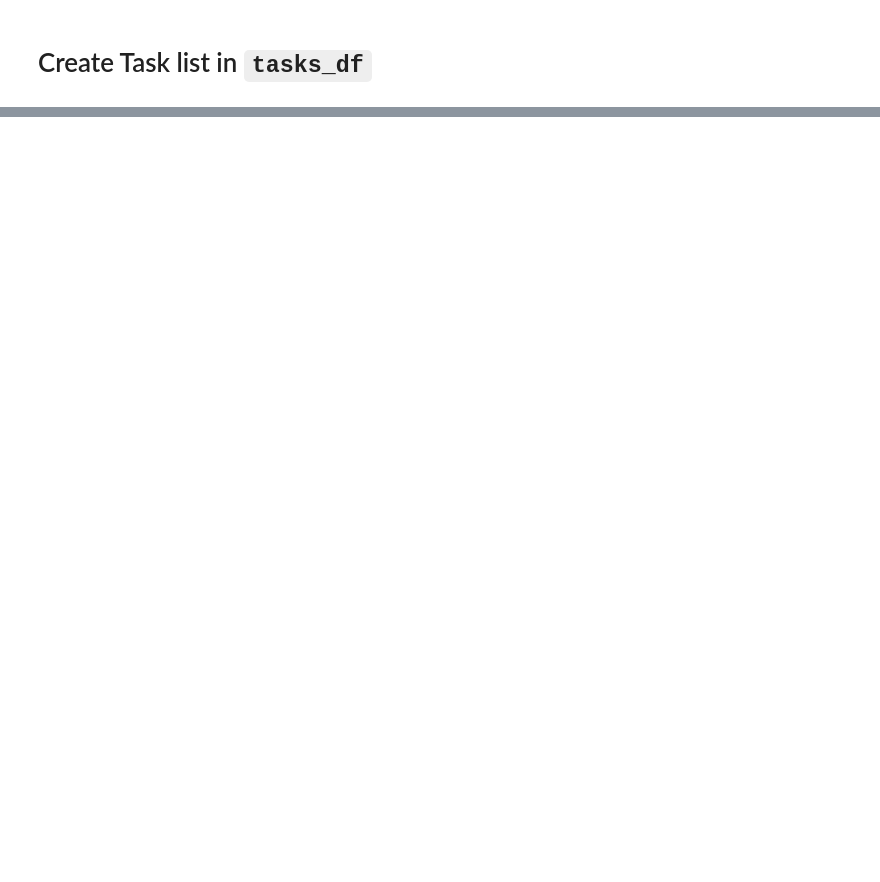
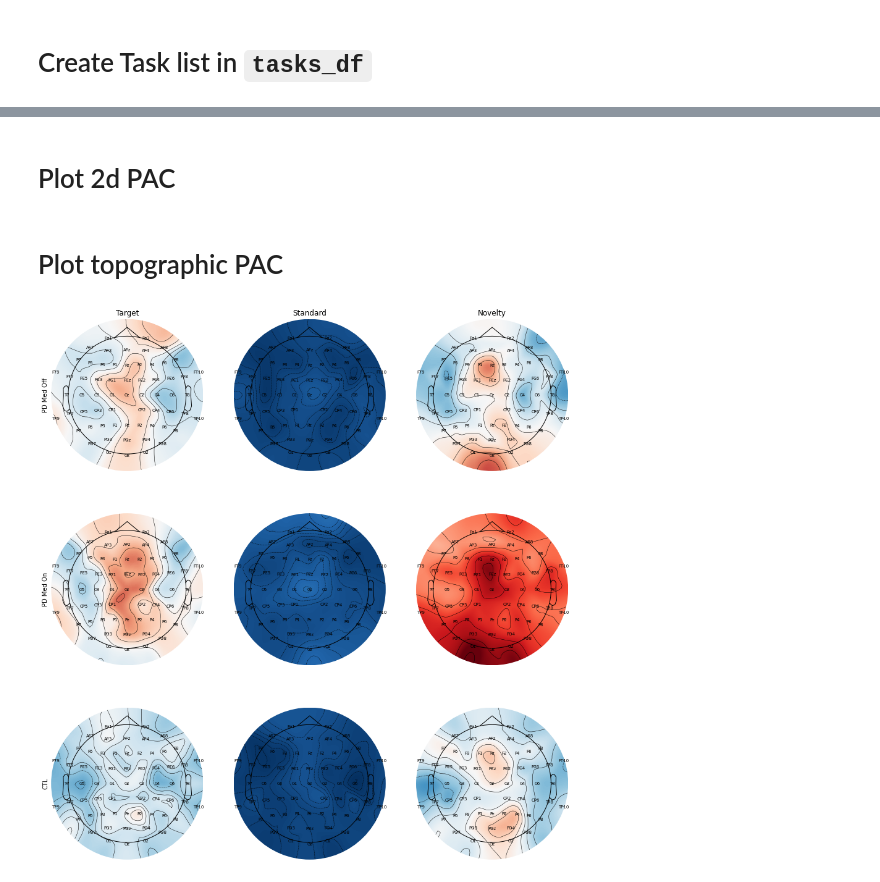
Before and after one commit to AIRLab-Sharif/Parkinson-PAC, a Jupyter notebook: python/pipeline-plot.ipynb, the cells around one changed output, grey strips where cells are left out. Saved outputs shown, nothing was run; the diff lists cells and outputs as text; code cells hidden in the pictures; blank space fills up the shorter version.

Commit message:
plot topo and p values

```diff
--- a/python/pipeline-plot.ipynb
+++ b/python/pipeline-plot.ipynb
@@ -54,7 +64,7 @@ if __name__ == '__main__':
 
     completed = []
     for task in tasks_df.iloc:
-        json_path = os.path.join(task['dir'], task['file_formatter'].format('completed_1ch.json'))
+        json_path = os.path.join(task['dir'], task['file_formatter'].format(f'completed{suffix}.json'))
         completed.append(os.path.exists(json_path))
 
     tasks_df = pd.concat([tasks_df, pd.DataFrame({'completed': completed})], axis=1)
@@ -77,21 +73,22 @@ tasks_df
 # %%
-groups = ['CTL', 'PD Med On', 'PD Med Off']
+groups = ['PD Med Off', 'PD Med On', 'CTL']
 event_types = ['Target', 'Standard', 'Novelty']
 mvl_2ds = [[] for k in groups] # np.zeros((3, 64, 169, 37))
 mvls = [[] for k in groups] # np.zeros((3, 64))
 
 for task in tasks_df.iloc:
 # if 1:
-    task_mvls = np.load(os.path.join(task['dir'], task['file_formatter'].format('mvls_1ch.npz')))
-    task_mvl_2ds = np.load(os.path.join(task['dir'], task['file_formatter'].format('mvl_2ds_1ch.npz')))
+    task_mvls = np.load(os.path.join(task['dir'], task['file_formatter'].format(f'mvls{suffix}.npz')))
+    task_mvl_2ds = np.load(os.path.join(task['dir'], task['file_formatter'].format(f'mvl_2ds{suffix}.npz')))
 
-    mvl = np.zeros((3, 64))
+    nbchan = task_mvls[task_mvls.files[0]].shape[0]
+    mvl = np.zeros((3, nbchan))
     for i, event_type in enumerate(sorted(task_mvls.files)):
         mvl[i] = task_mvls[event_type].diagonal()
 
     mvls[task.pd_drug_type].append(mvl)
 
-    mvl_2d = np.zeros((3, 64, 169, 37))
+    mvl_2d = np.zeros((3, nbchan, gamma[1] - gamma[0] + 1, beta[1] - beta[0] + 1))
     for i, event_type in enumerate(sorted(task_mvl_2ds.files)):
         mvl_2d[i] = task_mvl_2ds[event_type].diagonal(0, 0, 1).transpose((2, 0, 1))
 
@@ -99,6 +96,8 @@ for task in tasks_df.iloc:
 
 mvls = np.array(mvls)
 mvl_2ds = np.array(mvl_2ds)
+# %% [markdown]
+# Plot  2d PAC
 # %%
 with open('config.json') as f:
     config = json.load(f)
@@ -107,10 +106,9 @@ with open('config.json') as f:
 for ch in range(mvl_2ds.shape[3]):
     fig, axs = plt.subplots(3, 3, sharex=True, sharey=True, figsize=(15, 15))
     vmin, vmax = get_percent(np.log(mvl_2ds[:, :, :, ch].mean(axis=1)), 0.83)
-    ims = ([[None] * 3]) * 3
     for i, j in itertools.product(range(3), range(3)):
-        im = plot_pac(mvl_2ds[i, :, j, ch].mean(axis=0), ax=axs[i, j],)
-    #              vmin=vmin, vmax=vmax)
+        im = plot_pac(mvl_2ds[i, :, j, ch].mean(axis=0), ax=axs[i, j],
+                      vmin=vmin, vmax=vmax)
         axs[i, j].xaxis.set_visible(False)
         axs[i, j].yaxis.set_visible(False)
 
@@ -127,7 +125,7 @@ for ch in range(mvl_2ds.shape[3]):
         axs[-1, i].xaxis.set_visible(True)
         axs[i, 0].yaxis.set_visible(True)
 
-    save_fig(os.path.join('plots', f'pac_{channels[ch]}'))
+    save_fig(os.path.join('plots', f'pac{suffix}', f'pac_{channels[ch]}{suffix}'))
     plt.close(fig)
 
 #     plt.show()
@@ -138,0 +170,38 @@ import mne
+# %% [markdown]
+# Plot topographic PAC
+# %%
+with open('config.json') as f:
+    config = json.load(f)
+    channels = config['channels']
+
+if 'VEOG' in channels: channels.remove('VEOG')
+
+create_elc_file(task)
+montage = mne.channels.read_custom_montage(os.path.join(
+    task.dir, task.file_formatter.format('electrodes.elc')))
+
+montage = mne.channels.read_custom_montage('Standard-10-20-Cap81.locs')
+n_channels = mvls.shape[-1]
+mne_info = mne.create_info(ch_names=channels, sfreq=500., ch_types='eeg')
+
+fig, axs = plt.subplots(3, 3, sharex=True, sharey=True, figsize=(15, 15))
+vmin, vmax = mvls.mean(axis=1).min(), mvls.mean(axis=1).max() #get_percent(mvls.mean(axis=1), 0.95)
+for i, j in itertools.product(range(3), range(3)):
+    data = mvls[i, :, j, :].mean(axis=0).reshape((-1, 1))
+    mvl_evoked = mne.EvokedArray(data - mvls.mean(), mne_info)
+    mvl_evoked.set_montage(montage)
+    mne.viz.plot_topomap(mvl_evoked.data[:, 0], mvl_evoked.info, axes=axs[i, j], show=False,
+                         names=channels, show_names=True, vmin=vmin- mvls.mean(), vmax=vmax- mvls.mean())
+
+for i in range(3):
+        axs[i, 0].set_ylabel(groups[i])
+        axs[0, i].set_title(event_types[i])
+
+        axs[-1, i].xaxis.set_visible(True)
+        axs[i, 0].yaxis.set_visible(True)
+
+# mne.viz.mne_analyze_colormap(limits=[vmin, (vmin+vmax)/2, vmax], format='mayavi')
+
+plt.show()
+# %% [output]
+[figure, added]
```
Also changed, not shown: parts of 9 cells of this notebook, 4 other files.
